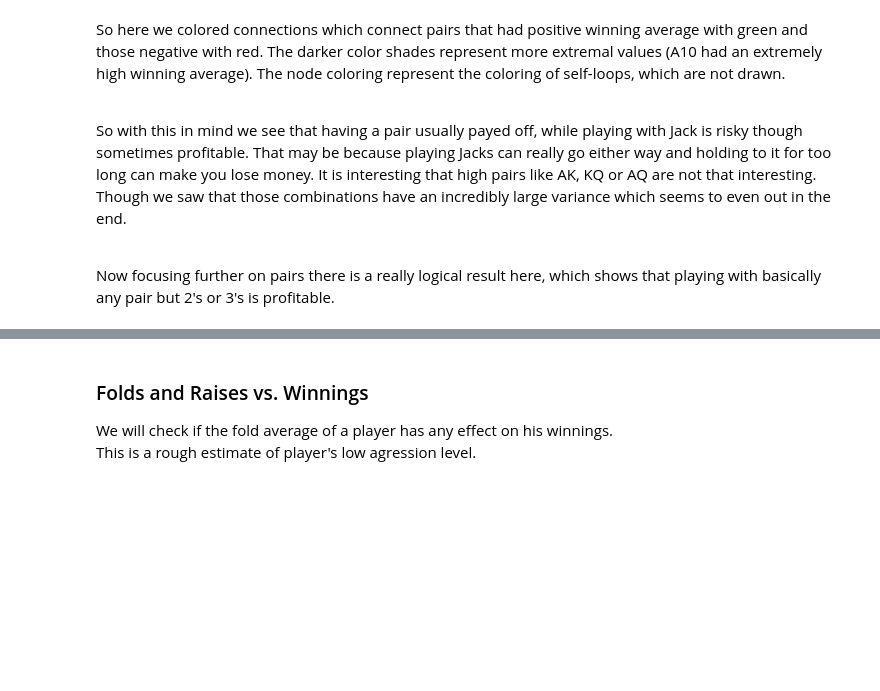
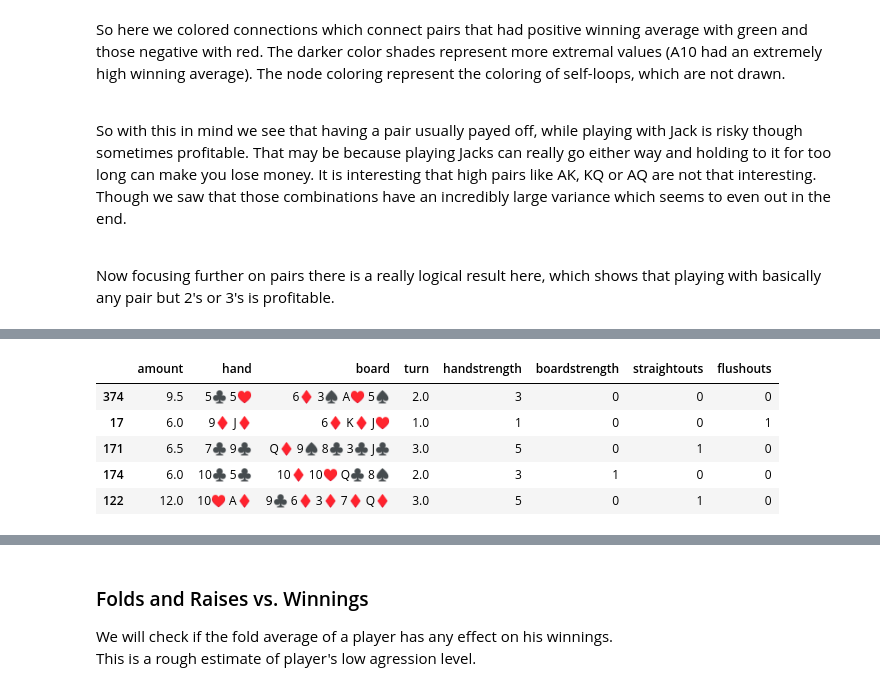
Before and after one commit to kuco23/PokerPlayerPatterns, a Jupyter notebook: notebook.ipynb, the cells around one changed output, grey strips where cells are left out. Cells and saved outputs as stored; diff of their text form; code cells hidden in the pictures; blank space fills up the shorter version.

```diff
--- a/notebook.ipynb
+++ b/notebook.ipynb
@@ -271,7 +277,7 @@ main_player_cards = received_cards.assign(
 ).dropna()
 # %%
 bluff_data = action_blinds[
-    (action_blinds.amount > 5 * action_blinds.value) &
+    (action_blinds.amount > 10 * action_blinds.value) &
     ((action_blinds.action_id == ActionId.RAISE) |
      (action_blinds.action_id == ActionId.BET))
 ].merge(
@@ -282,29 +288,6 @@ bluff_data = action_blinds[
     columns = [
         'user_id', 'action_order',
         'blind_type_id', 'action_id',
-        'turn_id', 'round_id'
+        'turn_id', 'round_id', 'value'
     ]
 ).dropna()
-
-strengths = bluff_data.assign(
-    handstrength = bluff_data.apply(
-        lambda row: pd.Series(
-            [getHand(row.hand + ' ' + row.board)]
-        ),
-        axis = 1, result_type = 'expand'
-    )
-).assign(
-    boardstrength = bluff_data.apply(
-        lambda row: pd.Series(
-            [getHand(row.board)]
-        ),
-        axis = 1, result_type = 'expand'
-    )
-).sort_values(
-    by = ['handstrength']
-)
-
-strengths.head(10)
-
-# get missing straight possitions so
-# you can classify close to straights
@@ -330,0 +313,13 @@ Now that we've got the info we can compare the winnings with bluffs and others.
+# %%
+strengths = strengths.assign(
+    straightouts = list(map(straightOuts, full_board)),
+    flushouts = list(map(flushOut, full_board))
+)
+strengths.sample(5)
+# %% [output]
+|  | amount | hand | board | turn | handstrength | boardstrength | straightouts | flushouts |
+| 374 | 9.5 | 5♣ 5♥ | 6♦ 3♠ A♥ 5♠ | 2.0 | 3 | 0 | 0 | 0 |
+| 17 | 6.0 | 9♦ J♦ | 6♦ K♦ J♥ | 1.0 | 1 | 0 | 0 | 1 |
+| 171 | 6.5 | 7♣ 9♣ | Q♦ 9♠ 8♣ 3♣ J♣ | 3.0 | 5 | 0 | 1 | 0 |
+| 174 | 6.0 | 10♣ 5♣ | 10♦ 10♥ Q♣ 8♠ | 2.0 | 3 | 1 | 0 | 0 |
+| 122 | 12.0 | 10♥ A♦ | 9♣ 6♦ 3♦ 7♦ Q♦ | 3.0 | 5 | 0 | 1 | 0 |
```
Also changed, not shown: parts of 13 cells of this notebook, 6 other files.
